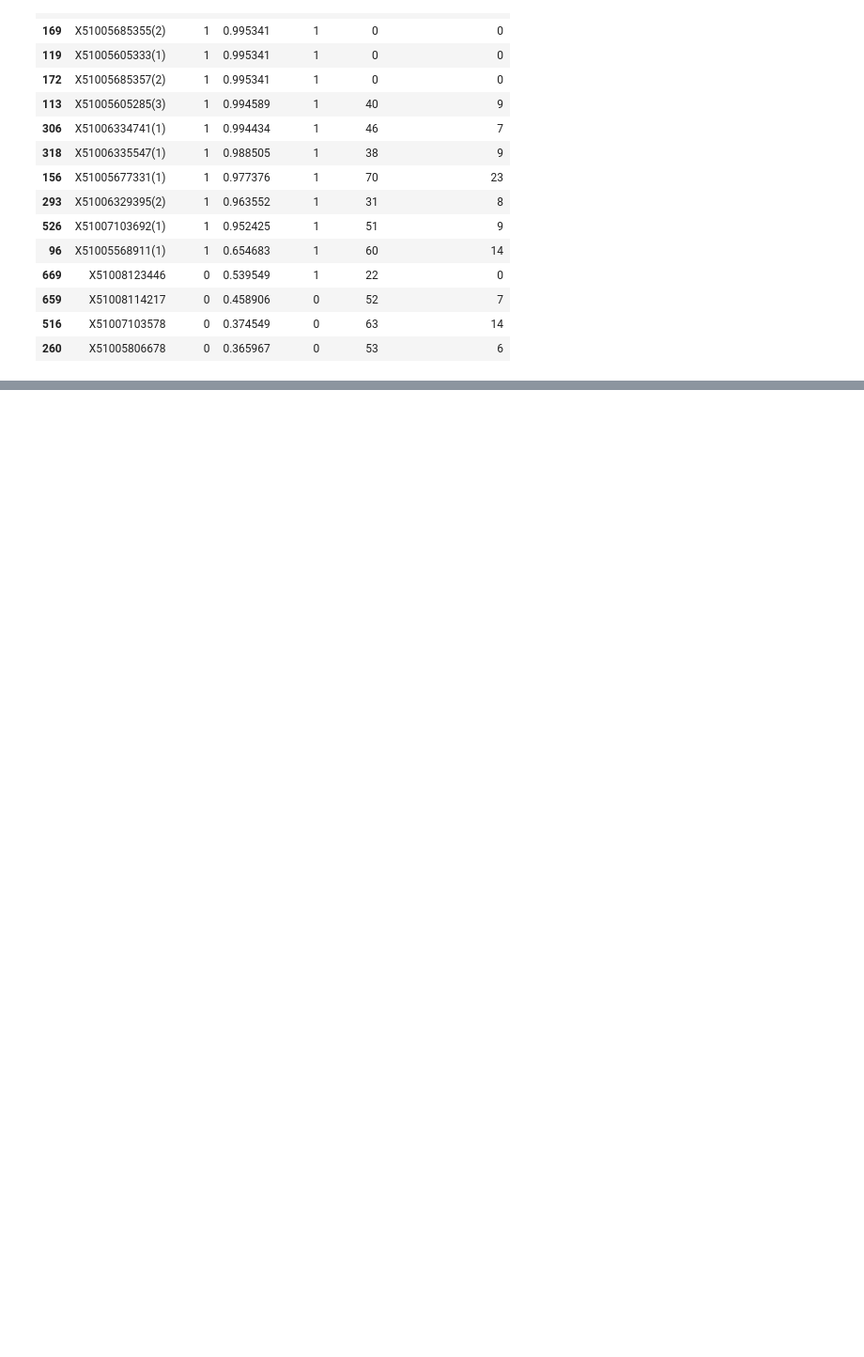
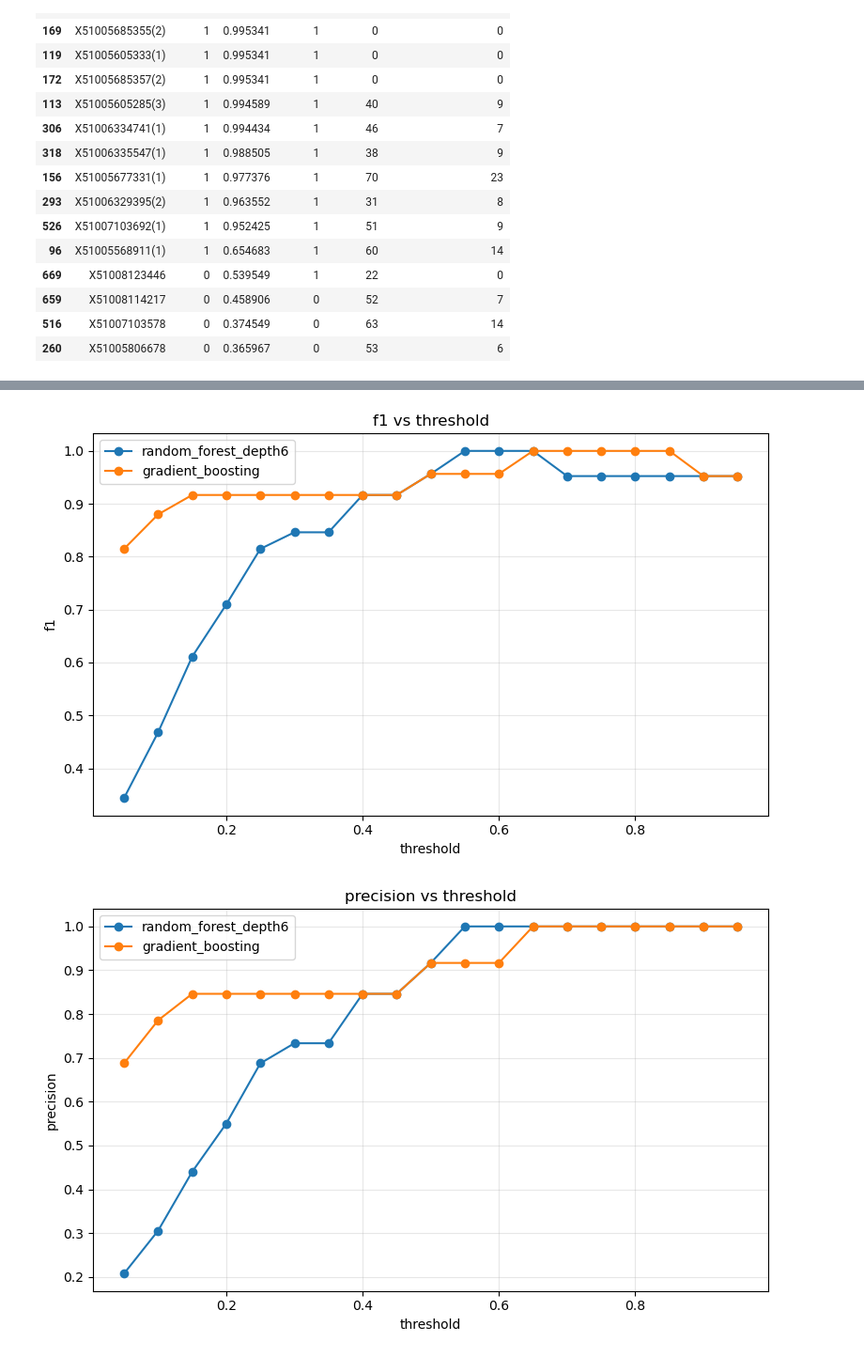
Before and after one commit to codylejang/Gated-Risk-MCP, a Jupyter notebook: notebooks/sroie_light_models.ipynb, the cells around one changed output, grey strips where cells are left out. Shown at 94% size. Cells and saved outputs as stored; diff of their text form; code cells hidden in the pictures; blank space fills up the shorter version.

```diff
--- a/notebooks/sroie_light_models.ipynb
+++ b/notebooks/sroie_light_models.ipynb
@@ -264,3 +264,9 @@ display(
 | 659 | X51008114217 | 0 | 0.458906 | 0 | 52 | 7 |
 | 516 | X51007103578 | 0 | 0.374549 | 0 | 63 | 14 |
 | 260 | X51005806678 | 0 | 0.365967 | 0 | 53 | 6 |
+# %%
+# define a threshold grid and evaluate rf/gb across thresholds
+import numpy as np
+
+threshold_grid = np.round(np.arange(0.05, 0.96, 0.05), 2)
+print(threshold_grid)
@@ -266,0 +473,20 @@ display(
+# %%
+# plot threshold vs f1, precision, recall for rf and gb
+import matplotlib.pyplot as plt
+
+for metric in ["f1", "precision", "recall"]:
+    plt.figure(figsize=(8, 5))
+    for model_name in ["random_forest_depth6", "gradient_boosting"]:
+        sub = threshold_results_df[threshold_results_df["model"] == model_name]
+        plt.plot(sub["threshold"], sub[metric], marker="o", label=model_name)
+
+    plt.xlabel("threshold")
+    plt.ylabel(metric)
+    plt.title(f"{metric} vs threshold")
+    plt.grid(True, alpha=0.3)
+    plt.legend()
+    plt.tight_layout()
+    plt.show()
+# %% [output]
+[figure, added]
+[figure, added]
```
Also changed, not shown: parts of 8 cells of this notebook, 1 other file.
